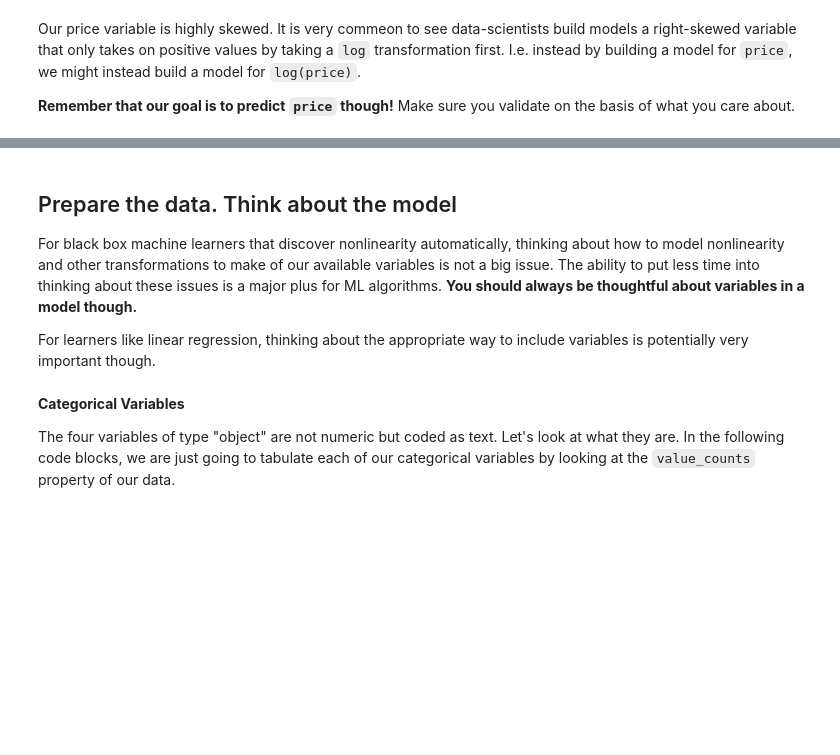
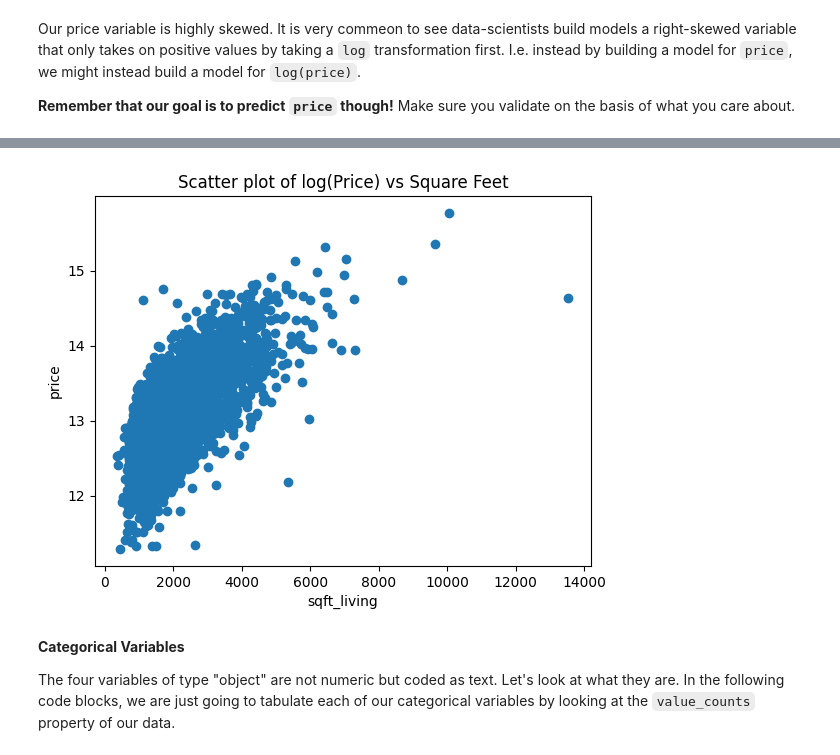
Before and after one commit to chansen776/MBA-ML-Course-Materials, a Jupyter notebook: Code/HousePriceExample1.ipynb, the cells around one changed output, grey strips where cells are left out. Cells and saved outputs as stored; diff of their text form; code cells hidden in the pictures; blank space fills up the shorter version.

```diff
--- a/Code/HousePriceExample1.ipynb
+++ b/Code/HousePriceExample1.ipynb
@@ -153,9 +188,11 @@ plt.show()
-# %% [markdown]
-## Prepare the data. Think about the model
-
-For black box machine learners that discover nonlinearity automatically, thinking about how to model nonlinearity and other transformations to make of our available variables is not a big issue. The ability to put less time into  thinking about these issues is a major plus for ML algorithms. **You should always be thoughtful about variables in a model though.**
-
-For learners like linear regression, thinking about the appropriate way to include variables is potentially very important though.
+# %%
+plt.scatter(data['sqft_living'], data['log_price'])
+plt.xlabel('sqft_living')
+plt.ylabel('price')
+plt.title('Scatter plot of log(Price) vs Square Feet')
+plt.show()
+# %% [output]
+[figure, added]
 # %% [markdown]
 **Categorical Variables**
 
```
Also changed, not shown: parts of 41 cells of this notebook.
